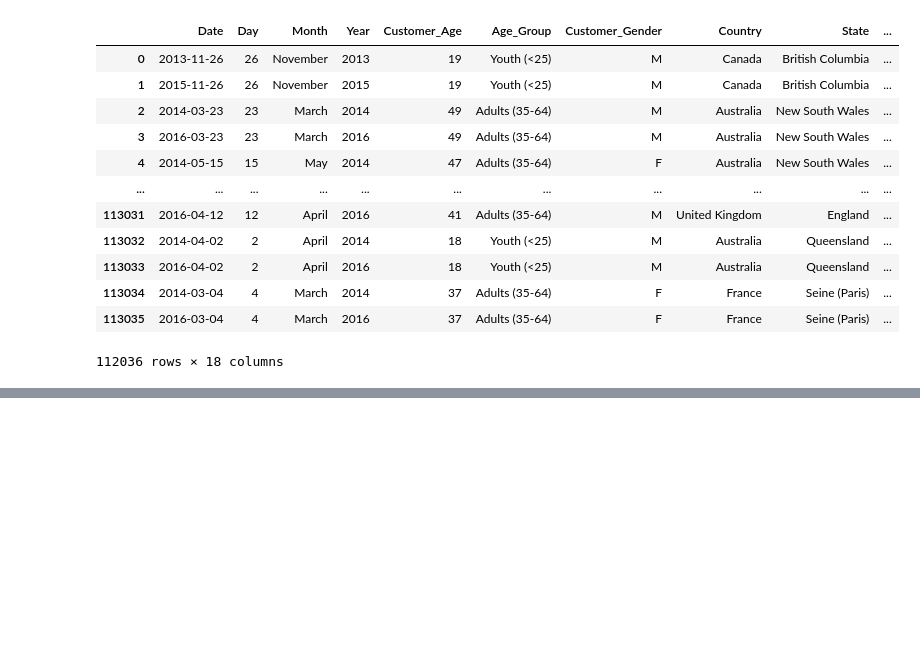
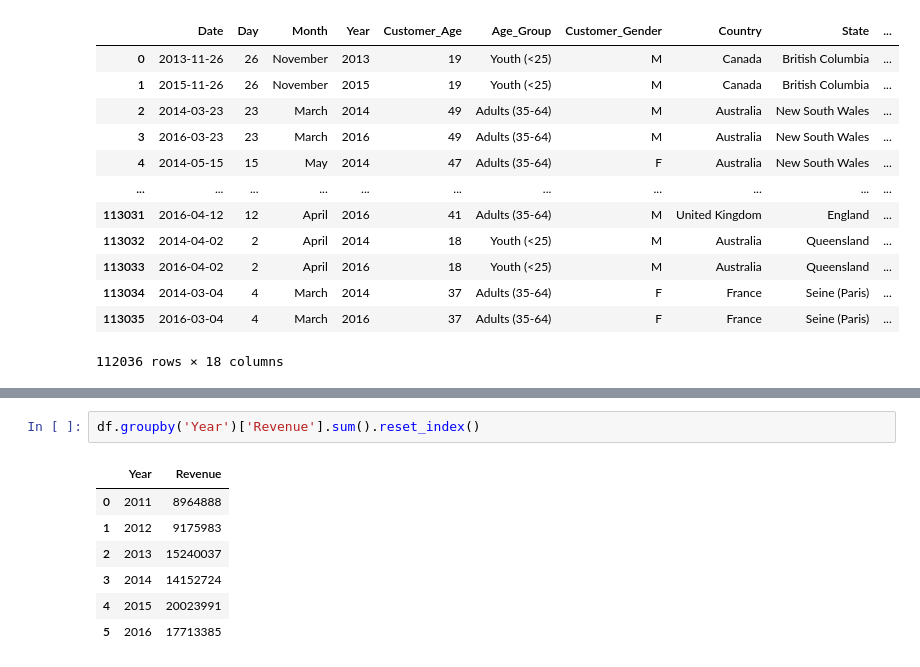
Before and after one commit to YashSharma082003/Exploratory-Data-Analysis-of-Bike-Store-Sales-Dataset, a Jupyter notebook: Exploratory_Data_Analysis_Of_Bike_Store_Sales_Dataset.ipynb, the cells around one changed output, grey strips where cells are left out. Cells and saved outputs as stored; diff of their text form; blank space fills up the shorter version.

```diff
--- a/Exploratory_Data_Analysis_Of_Bike_Store_Sales_Dataset.ipynb
+++ b/Exploratory_Data_Analysis_Of_Bike_Store_Sales_Dataset.ipynb
@@ -144,0 +163,10 @@ df.drop_duplicates()
+# %%
+df.groupby('Year')['Revenue'].sum().reset_index()
+# %% [output]
+|  | Year | Revenue |
+| 0 | 2011 | 8964888 |
+| 1 | 2012 | 9175983 |
+| 2 | 2013 | 15240037 |
+| 3 | 2014 | 14152724 |
+| 4 | 2015 | 20023991 |
+| 5 | 2016 | 17713385 |
```
Also changed, not shown: parts of 4 cells of this notebook.
